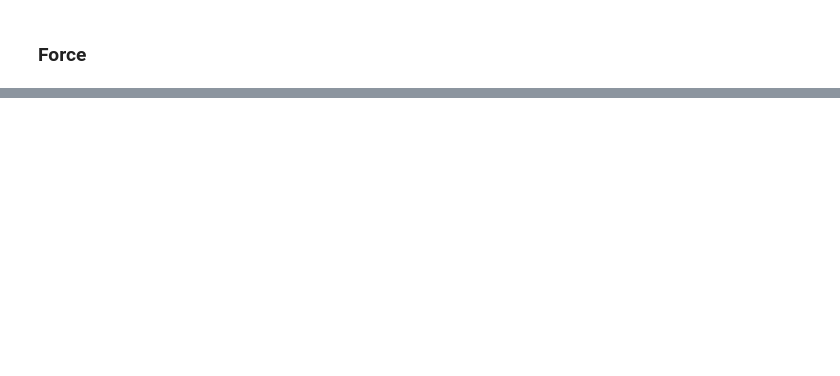
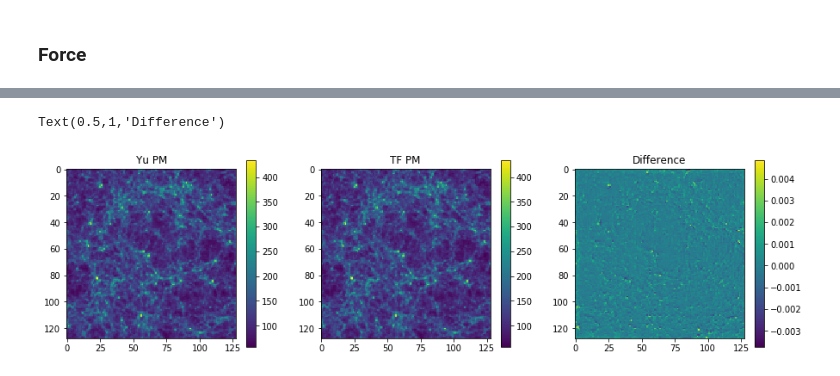
Before and after one commit to modichirag/galmodel, a Jupyter notebook: notebooks/TfFPM-Copy1.ipynb, the cells around one changed output, grey strips where cells are left out. Cells and saved outputs as stored; diff of their text form; code cells hidden in the pictures; blank space fills up the shorter version.

```diff
--- a/notebooks/TfFPM-Copy1.ipynb
+++ b/notebooks/TfFPM-Copy1.ipynb
@@ -187,2 +224,14 @@ array([[-0.37545836, -0.3179639 ,  0.8406729 ],
+# %%
+state = statelpt.copy()
+tfstate = tfstatelpt.copy()
+
+state.a['P'] = ah
+solver.nbodystep.Drift(state, a0, ah, a1)
+
+# #
+tfkicked = tfDrift(tfstate, a0, ah, a1,  conf)
+with tf.Session() as sess:
+    sess.run(tf.global_variables_initializer())
+    tfstate = sess.run(tfkicked)
 # %%
 ii = 0
@@ -237,0 +316,13 @@ ttmp0[2], ttmp1[2]
+# %%
+# state = statelpt.copy()
+# tfstate = tfstatelpt.copy()
+# #
+state = solver.lpt(lineark, grid, a0, order=2)
+solver.nbody(state, leapfrog(conf['stages']))
+
+tflptic = tflptinit(tlineark, grid, a0, conf, order=2)
+tfstate = tfnbody(tflptic, conf)
+
+with tf.Session() as sess:
+    sess.run(tf.global_variables_initializer())
+    tfstatepm = sess.run(tfstate)
@@ -237,0 +347,23 @@ ttmp0[2], ttmp1[2]
+# %%
+tfmesh = tf.zeros((nc, nc, nc))
+tfmesh = cic_paint(tfmesh, tf.multiply(tfstatepm[0], nc/bs), weight=tf.ones(nc**3))
+
+with tf.Session() as sess:
+    sess.run(tf.global_variables_initializer())
+    tfmeshpm = sess.run(tfmesh)
+# %%
+meshpm = pm.paint(state.X)
+# %%
+fig, ax = plt.subplots(1, 3, figsize = (15, 4))
+im = ax[0].imshow(meshpm[...].sum(axis=0))
+plt.colorbar(im, ax=ax[0])
+ax[0].set_title('Yu PM')
+im = ax[1].imshow(tfmeshpm[...].sum(axis=0))
+plt.colorbar(im, ax=ax[1])
+ax[1].set_title('TF PM')
+im = ax[2].imshow((meshpm-tfmeshpm)[...].sum(axis=0))
+plt.colorbar(im, ax=ax[2])
+ax[2].set_title('Difference')
+# %% [output]
+Text(0.5,1,'Difference')
+[figure, added]
```
Also changed, not shown: parts of 29 cells of this notebook.
